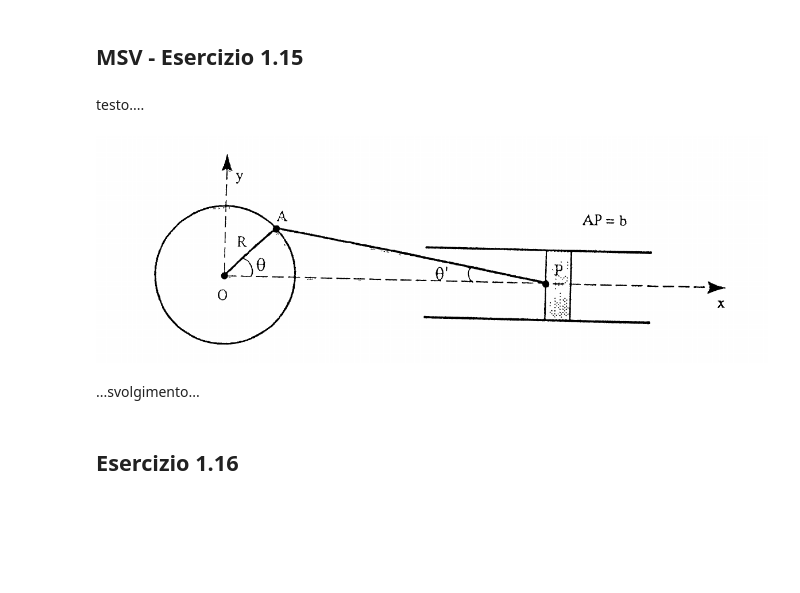
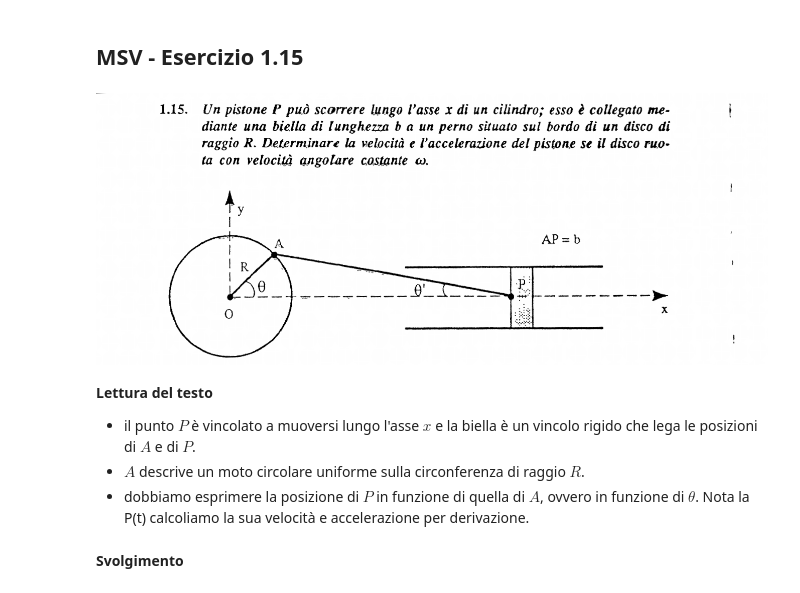
Before and after one commit to marcodalessandro76/Esercitazioni-Fisica-1, a Jupyter notebook: Cinematica punto materiale.ipynb, the cells around one changed output. Cells and saved outputs as stored; diff of their text form; code cells hidden in the pictures; blank space fills up the shorter version.

```diff
--- a/Cinematica punto materiale.ipynb
+++ b/Cinematica punto materiale.ipynb
@@ -11,12 +61,15 @@ Gli esercizi proposti sono tratti da:
 # %% [markdown]
 ## MSV - Esercizio 1.15
-# %% [markdown]
-testo....
 # %%
-Image('Immagini/test_img.png')
+Image('Immagini/MSV_1.15_Testo.png',width=900)
 # %% [output]
-[figure, old version]
+[figure, new version]
-# %% [markdown]
-...svolgimento...
-# %% [markdown]
-## Esercizio 1.16
+# %% [markdown]
+__Lettura del testo__
+
+* il punto $P$ è vincolato a muoversi lungo l'asse $x$ e la biella è un vincolo rigido che lega le posizioni di $A$ e di $P$.
+* $A$ descrive un moto circolare uniforme sulla circonferenza di raggio $R$.
+* dobbiamo esprimere la posizione di $P$ in funzione di quella di $A$, ovvero in funzione di $\theta$. Nota la P(t) calcoliamo la sua velocità e accelerazione
+   per derivazione.
+# %% [markdown]
+__Svolgimento__
```
Also changed, not shown: parts of 9 cells of this notebook, 6 other files.
